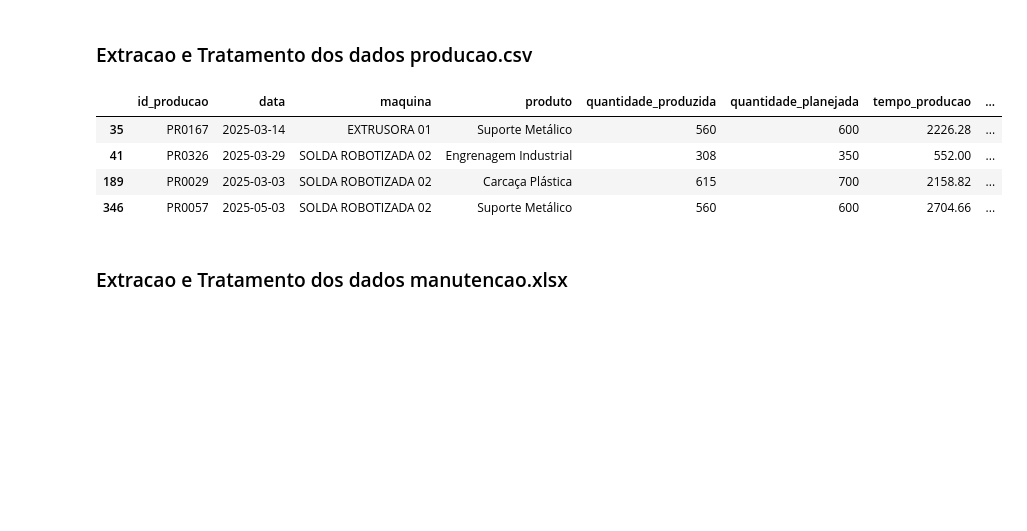
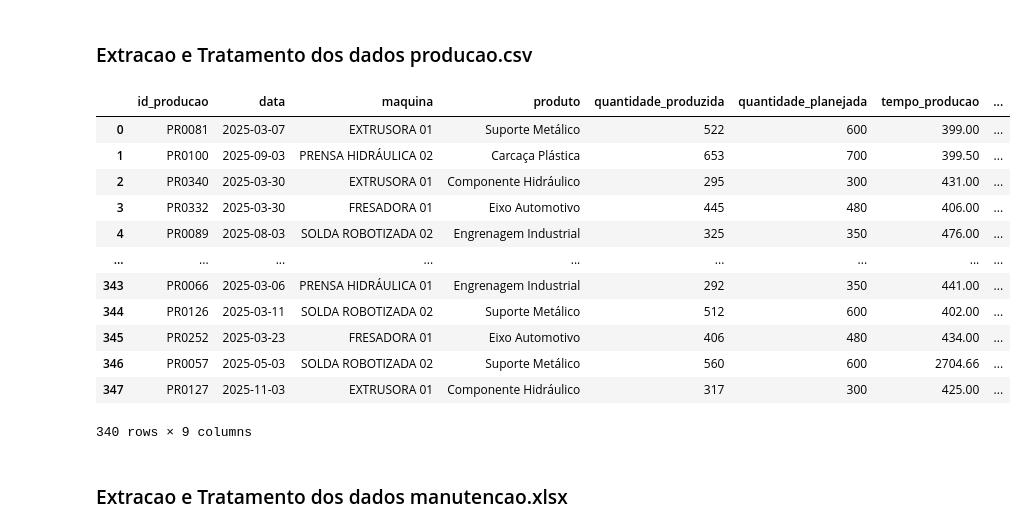
Before and after one commit to cirobezerradev/projeto-tecfor-industrial, a Jupyter notebook: Análise_de_Dados_Industriais.ipynb, the cells around one changed output. Saved outputs shown, nothing was run; the diff lists cells and outputs as text; code cells hidden in the pictures; blank space fills up the shorter version.

```diff
--- a/Análise_de_Dados_Industriais.ipynb
+++ b/Análise_de_Dados_Industriais.ipynb
@@ -125,41 +125,54 @@ df_producao['data'] = pd.to_datetime(df_producao['data'], yearfirst=True, format
 
 # Etapa 3 Padronização dos nomes das Máquinas
 # print(df_producao['maquina'].unique())
 '''Removendo espaços do inicio e final com strip, alterando para caixa alta com upper \
 e substituindo espaços duplo por espaço simples'''
 df_producao['maquina'] = df_producao['maquina'].str.strip().str.upper().str.replace('  ', ' ')
 '''Nos locais nos numeros 1 adicionei um zero e depois replace 00 por 0 para que
 o padrão seja exemplo: INJETORA PLÁSTICA 01'''
 df_producao['maquina'] = df_producao['maquina'].str[:-1] + '0' + df_producao['maquina'].str[-1]
 df_producao['maquina'] = df_producao['maquina'].str.replace('00', '0')
 
 # print('\n Após padronização do nome')
 # print(df_producao['maquina'].unique())
 
 # Foi identificado valores iguais a zero em tempo_producao
 # print(df_producao[df_producao['tempo_producao'] == 0][['maquina', 'tempo_producao']])
 # Substitui valores 0 pela mediana do tempo_producao e arendodar para duas casas decimais
 df_producao['tempo_producao'] = df_producao['tempo_producao'].replace(0, df_producao['tempo_producao'].median()).round(2)
 
 # padronizando os turnos
 # print(df_producao['turno'].unique())
 df_producao['turno'] = df_producao['turno'].str.strip().str.lower()
 # print(df_producao['turno'].unique())
 
+# Alterando o tipo float para inteiro da coluna quantidade_produzida
 df_producao['quantidade_produzida'] = df_producao['quantidade_produzida'].astype('int')
 
+# quantidade_produzida com valores negativos, substituido pela mediana
+mediana_qtd_produzida = df_producao[df_producao['quantidade_produzida'] > 0]['quantidade_produzida'].median()
+df_producao.loc[df_producao['quantidade_produzida'] < 0, 'quantidade_produzida'] = mediana_qtd_produzida
 
-# listar_outliers(df_producao, 'tempo_producao')
+# id_producao duplicado 3 registros
+# df_producao['id_producao'].duplicated().sum()
+# deletendo a duplicidade e mantendo a primeira ocorrencia
+df_producao = df_producao.drop_duplicates(subset='id_producao', keep='first')
 
-df_producao[df_producao['quantidade_produzida'] < 0]
-
-listar_outliers(df_producao, 'tempo_producao')
+df_producao
 # %% [output]
 |  | id_producao | data | maquina | produto | quantidade_produzida | quantidade_planejada | tempo_producao | ... |
-| 35 | PR0167 | 2025-03-14 | EXTRUSORA 01 | Suporte Metálico | 560 | 600 | 2226.28 | ... |
-| 41 | PR0326 | 2025-03-29 | SOLDA ROBOTIZADA 02 | Engrenagem Industrial | 308 | 350 | 552.00 | ... |
-| 189 | PR0029 | 2025-03-03 | SOLDA ROBOTIZADA 02 | Carcaça Plástica | 615 | 700 | 2158.82 | ... |
+| 0 | PR0081 | 2025-03-07 | EXTRUSORA 01 | Suporte Metálico | 522 | 600 | 399.00 | ... |
+| 1 | PR0100 | 2025-09-03 | PRENSA HIDRÁULICA 02 | Carcaça Plástica | 653 | 700 | 399.50 | ... |
+| 2 | PR0340 | 2025-03-30 | EXTRUSORA 01 | Componente Hidráulico | 295 | 300 | 431.00 | ... |
+| 3 | PR0332 | 2025-03-30 | FRESADORA 01 | Eixo Automotivo | 445 | 480 | 406.00 | ... |
+| 4 | PR0089 | 2025-08-03 | SOLDA ROBOTIZADA 02 | Engrenagem Industrial | 325 | 350 | 476.00 | ... |
+| ... | ... | ... | ... | ... | ... | ... | ... | ... |
+| 343 | PR0066 | 2025-03-06 | PRENSA HIDRÁULICA 01 | Engrenagem Industrial | 292 | 350 | 441.00 | ... |
+| 344 | PR0126 | 2025-03-11 | SOLDA ROBOTIZADA 02 | Suporte Metálico | 512 | 600 | 402.00 | ... |
+| 345 | PR0252 | 2025-03-23 | FRESADORA 01 | Eixo Automotivo | 406 | 480 | 434.00 | ... |
 | 346 | PR0057 | 2025-05-03 | SOLDA ROBOTIZADA 02 | Suporte Metálico | 560 | 600 | 2704.66 | ... |
+| 347 | PR0127 | 2025-11-03 | EXTRUSORA 01 | Componente Hidráulico | 317 | 300 | 425.00 | ... |
+340 rows × 9 columns
 # %% [markdown]
 ### Extracao e Tratamento dos dados manutencao.xlsx
 # %%
```
